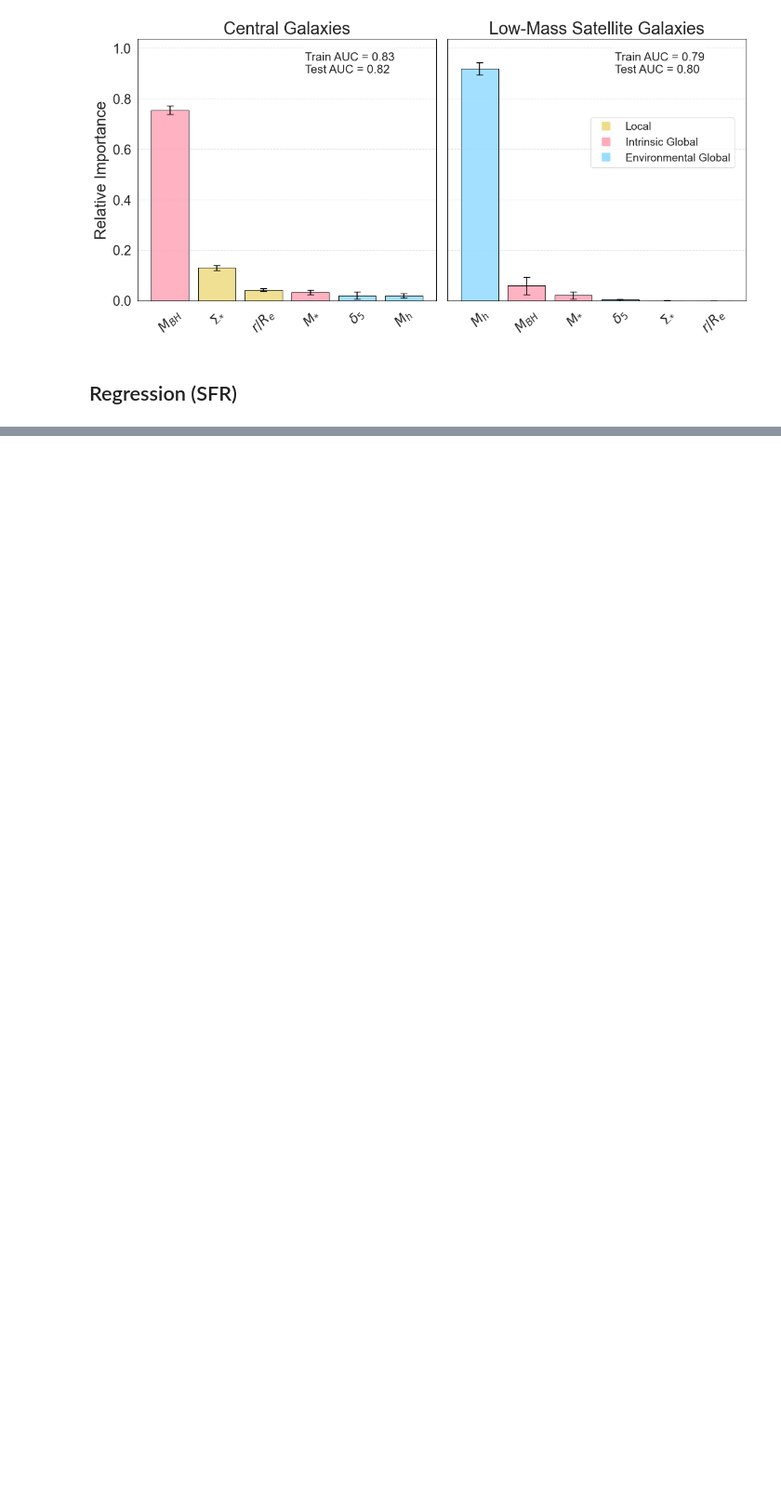
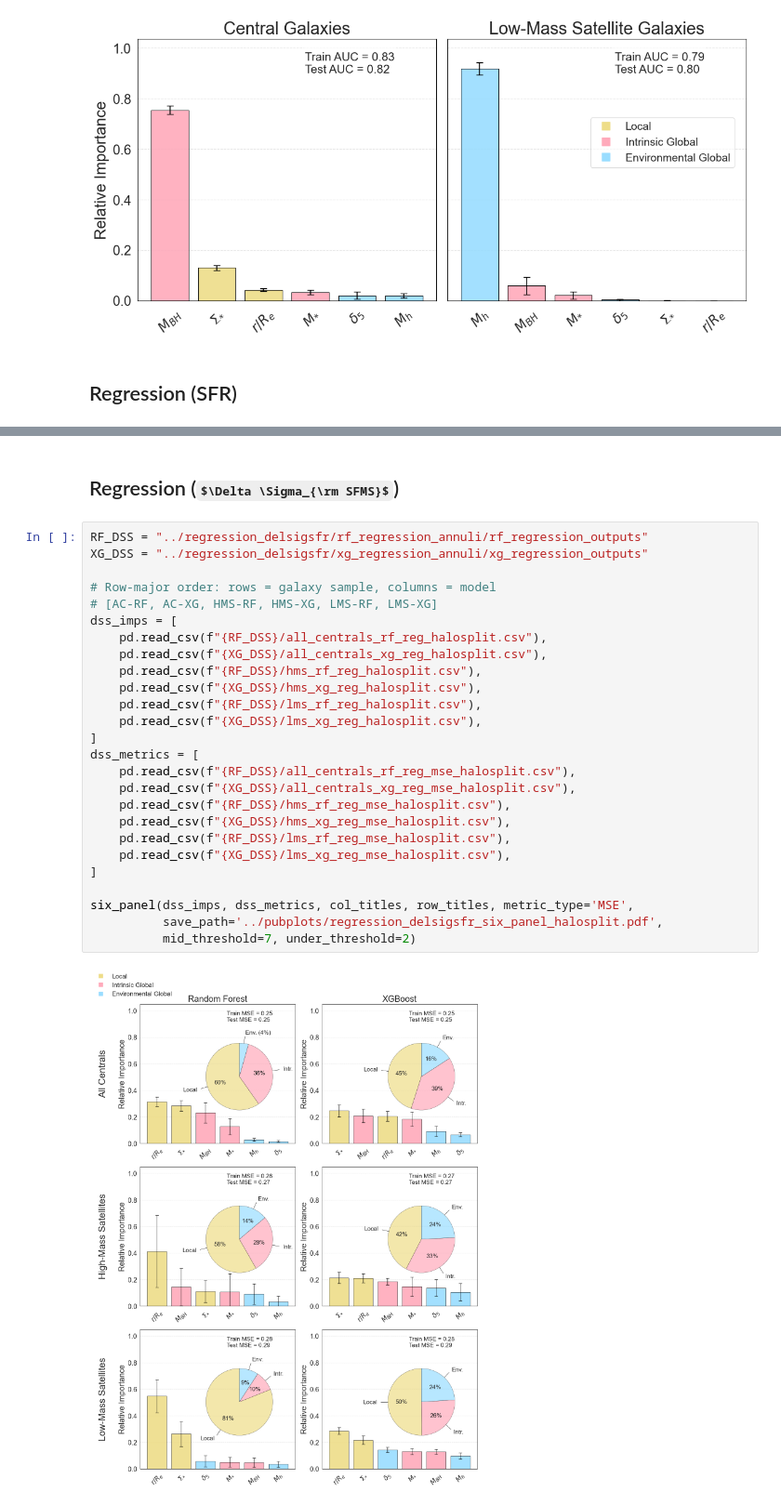
Before and after one commit to bryannemcd/tng_quenching_ml, a Jupyter notebook: pubplots/combined_pubfigs_halosplit.ipynb, the cells around one changed output, grey strips where cells are left out. Shown at 93% size. Drawn from its saved outputs; the diff is of its cells as text; some formulas as TeX source; blank space fills up the shorter version.

Commit message:
regression on del sig sfr

```diff
--- a/pubplots/combined_pubfigs_halosplit.ipynb
+++ b/pubplots/combined_pubfigs_halosplit.ipynb
@@ -352,0 +353,30 @@ six_panel(reg_imps, reg_metrics, col_titles, row_titles, metric_type='MSE',
+# %% [markdown]
+## Regression ($\Delta \Sigma_{\rm SFMS}$)
+# %%
+RF_DSS = "../regression_delsigsfr/rf_regression_annuli/rf_regression_outputs"
+XG_DSS = "../regression_delsigsfr/xg_regression_annuli/xg_regression_outputs"
+
+# Row-major order: rows = galaxy sample, columns = model
+# [AC-RF, AC-XG, HMS-RF, HMS-XG, LMS-RF, LMS-XG]
+dss_imps = [
+    pd.read_csv(f"{RF_DSS}/all_centrals_rf_reg_halosplit.csv"),
+    pd.read_csv(f"{XG_DSS}/all_centrals_xg_reg_halosplit.csv"),
+    pd.read_csv(f"{RF_DSS}/hms_rf_reg_halosplit.csv"),
+    pd.read_csv(f"{XG_DSS}/hms_xg_reg_halosplit.csv"),
+    pd.read_csv(f"{RF_DSS}/lms_rf_reg_halosplit.csv"),
+    pd.read_csv(f"{XG_DSS}/lms_xg_reg_halosplit.csv"),
+]
+dss_metrics = [
+    pd.read_csv(f"{RF_DSS}/all_centrals_rf_reg_mse_halosplit.csv"),
+    pd.read_csv(f"{XG_DSS}/all_centrals_xg_reg_mse_halosplit.csv"),
+    pd.read_csv(f"{RF_DSS}/hms_rf_reg_mse_halosplit.csv"),
+    pd.read_csv(f"{XG_DSS}/hms_xg_reg_mse_halosplit.csv"),
+    pd.read_csv(f"{RF_DSS}/lms_rf_reg_mse_halosplit.csv"),
+    pd.read_csv(f"{XG_DSS}/lms_xg_reg_mse_halosplit.csv"),
+]
+
+six_panel(dss_imps, dss_metrics, col_titles, row_titles, metric_type='MSE',
+          save_path='../pubplots/regression_delsigsfr_six_panel_halosplit.pdf',
+          mid_threshold=7, under_threshold=2)
+# %% [output]
+[figure, added]
```
Also changed, not shown: parts of 2 cells of this notebook, 18 other files.
